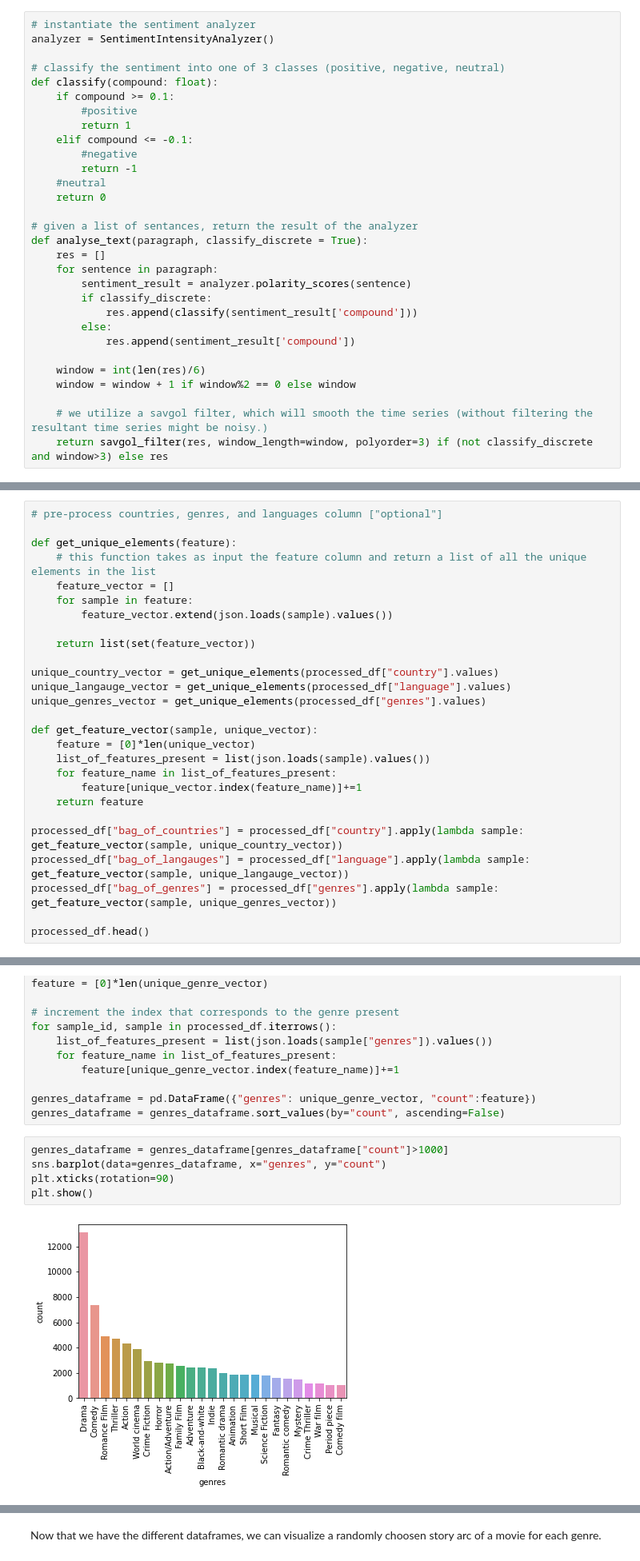
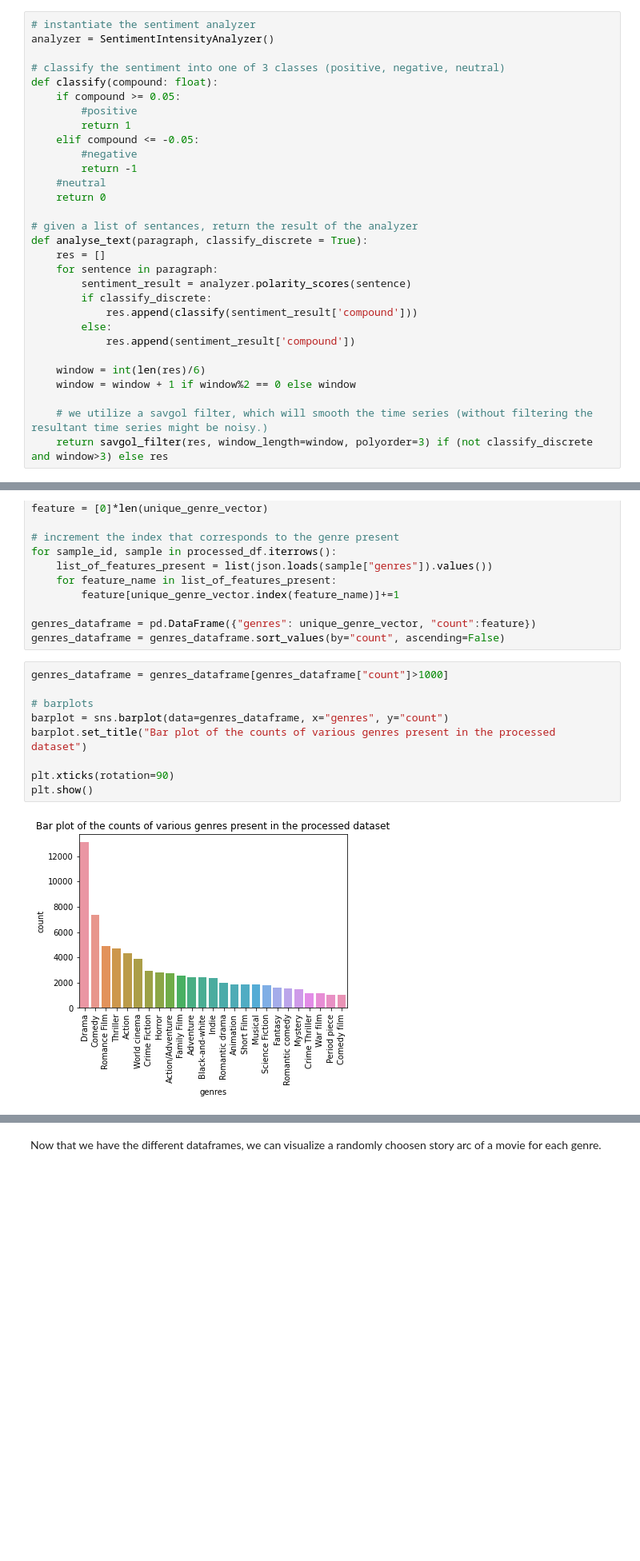
Before and after one commit to epfl-ada/ada-2022-project-runtimeterror, a Jupyter notebook: milestone3.ipynb, the cells around one changed output, grey strips where cells are left out. Shown at 80% size. Cells and saved outputs as stored; diff of their text form; blank space fills up the shorter version.

```diff
--- a/milestone3.ipynb
+++ b/milestone3.ipynb
@@ -76,10 +76,10 @@ analyzer = SentimentIntensityAnalyzer()
 
 # classify the sentiment into one of 3 classes (positive, negative, neutral)
 def classify(compound: float):
-    if compound >= 0.1:
+    if compound >= 0.05:
         #positive
         return 1
-    elif compound <= -0.1:
+    elif compound <= -0.05:
         #negative
         return -1
     #neutral
@@ -159,30 +159,3 @@ print(f"The size of the dataset after removing movies that have no revenue value
 The initial size of the dataset : 42204
 The size of the dataset after removing movies that have plot sentances less than 5: 28033
 The size of the dataset after removing movies that have no revenue values: 6450
-# %%
-# pre-process countries, genres, and languages column ["optional"]
-
-def get_unique_elements(feature):
-    # this function takes as input the feature column and return a list of all the unique elements in the list
-    feature_vector = []
-    for sample in feature:
-        feature_vector.extend(json.loads(sample).values())
-
-    return list(set(feature_vector))
-
-unique_country_vector = get_unique_elements(processed_df["country"].values)
-unique_langauge_vector = get_unique_elements(processed_df["language"].values)
-unique_genres_vector = get_unique_elements(processed_df["genres"].values)
-
-def get_feature_vector(sample, unique_vector):
-    feature = [0]*len(unique_vector)
-    list_of_features_present = list(json.loads(sample).values())
-    for feature_name in list_of_features_present:
-        feature[unique_vector.index(feature_name)]+=1
-    return feature
-
-processed_df["bag_of_countries"] = processed_df["country"].apply(lambda sample: get_feature_vector(sample, unique_country_vector))
-processed_df["bag_of_langauges"] = processed_df["language"].apply(lambda sample: get_feature_vector(sample, unique_langauge_vector))
-processed_df["bag_of_genres"] = processed_df["genres"].apply(lambda sample: get_feature_vector(sample, unique_genres_vector))
-
-processed_df.head()
@@ -220,11 +184,15 @@ genres_dataframe = pd.DataFrame({"genres": unique_genre_vector, "count":feature}
 genres_dataframe = genres_dataframe.sort_values(by="count", ascending=False)
 # %%
 genres_dataframe = genres_dataframe[genres_dataframe["count"]>1000]
-sns.barplot(data=genres_dataframe, x="genres", y="count")
+
+# barplots
+barplot = sns.barplot(data=genres_dataframe, x="genres", y="count")
+barplot.set_title("Bar plot of the counts of various genres present in the processed dataset")
+
 plt.xticks(rotation=90)
 plt.show()
 # %% [output]
-[figure, old version]
+[figure, new version]
 # %% [markdown]
 Now since the movie arcs are highly dependant on the genre, we will divide our dataset into 4 different data frames where each data frame contain only the genre that we are interrested in. Yet movies, tend not to belong to only one genre but to multiple genres. Accordingly, we splitted the dataset in a mutually exclusive manner. Specifically, when we are constructing a dataframe of a genre of interest, we made sure that the choosen movies does not share any other genre of interest besides the constructed one.
 # %%
```
Also changed, not shown: parts of 39 cells of this notebook.
